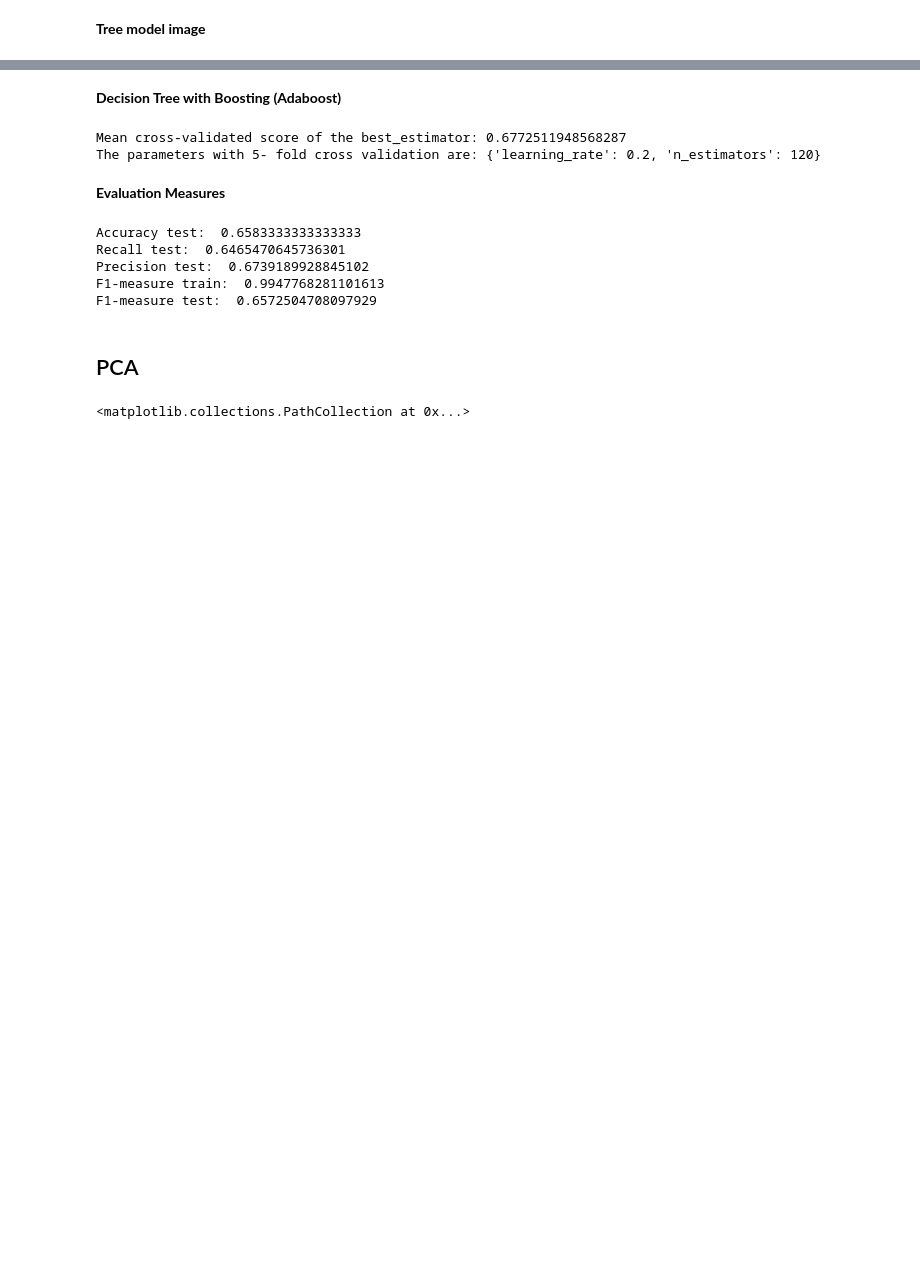
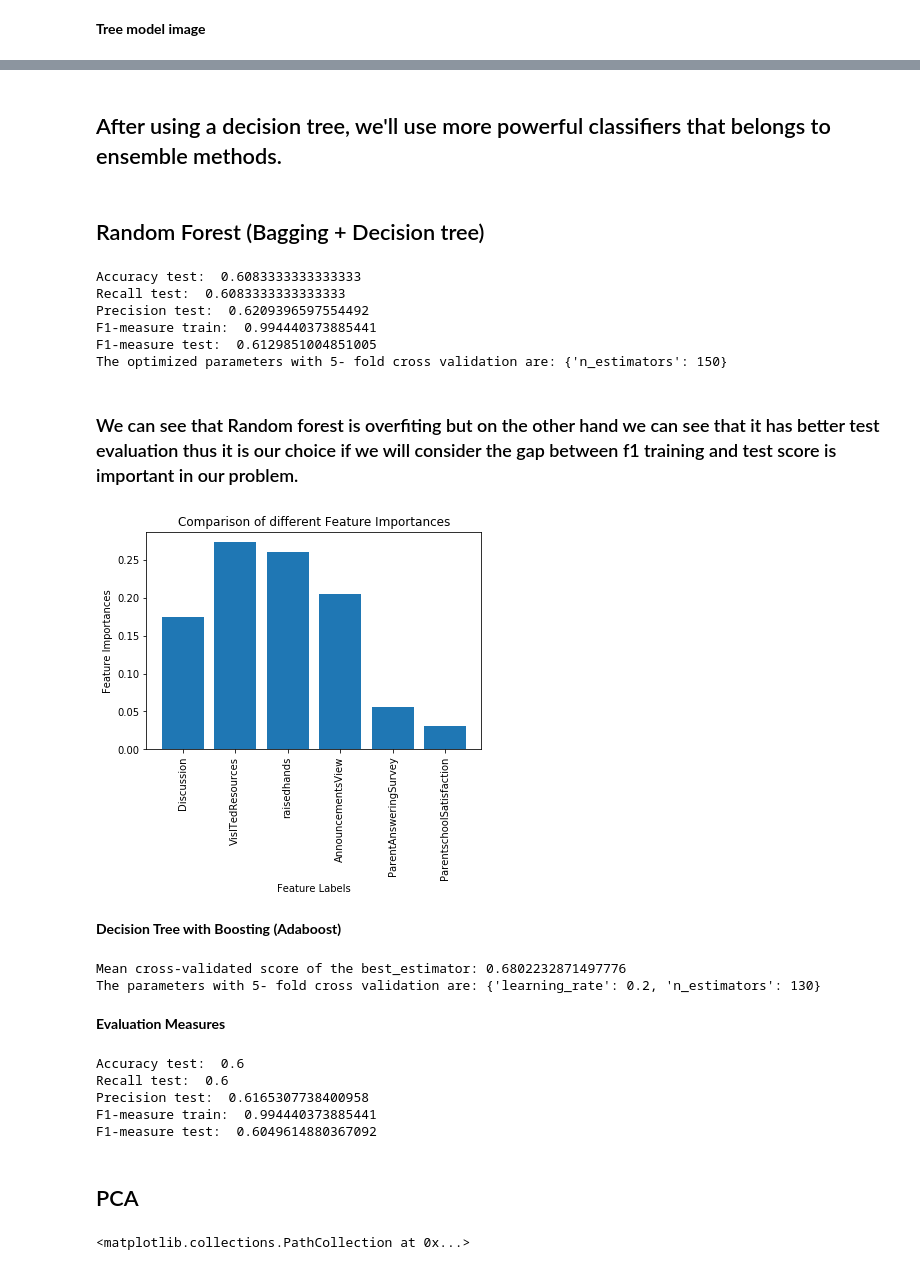
Before and after one commit to georgina-skr/Students-Academic-Performance-Analysis, a Jupyter notebook: Students-Academic-Performance-Analysis.ipynb, the cells around one changed output, grey strips where cells are left out. Drawn from its saved outputs; the diff is of its cells as text; code cells hidden in the pictures; blank space fills up the shorter version.

```diff
--- a/Students-Academic-Performance-Analysis.ipynb
+++ b/Students-Academic-Performance-Analysis.ipynb
@@ -247,3 +256,49 @@ fig.savefig('SimpleDT.png')
+# %% [markdown]
+## After using a decision tree, we'll use more powerful classifiers that belongs to ensemble methods.
+# %% [markdown]
+## Random Forest (Bagging + Decision tree)
+# %%
+# We used RandomForestClassifier to see the importance of each feature.
+# It uses information gain to show how much information each feature has.
+# Belongs to bagging ensemble algorithm. Bagging + decision tree. It uses as weak classifiers the decision trees
+parameters = {'n_estimators': range(100,250,10)}
+# Using GridSearchCV for optimizing parameters
+clf = GridSearchCV(RandomForestClassifier(), parameters, iid = 'False')
+
+clf.fit(X_train, y_train)
+predict_train = clf.predict(X_train)
+predict = clf.predict(X_test)
+
+# Evaluation Measures
+print("Accuracy test: ",accuracy_score(y_test, predict))
+print("Recall test: ",recall_score(y_test, predict, average="weighted"))
+print("Precision test: ",precision_score(y_test, predict, average="weighted"))
+print("F1-measure train: ",f1_score(y_train, predict_train, average="weighted"))
+print("F1-measure test: ",f1_score(y_test, predict, average="weighted"))
+print ("Τhe optimized parameters with 5- fold cross validation are:", clf.best_params_)
+# %% [output]
+Accuracy test:  0.6083333333333333
+Recall test:  0.6083333333333333
+Precision test:  0.6209396597554492
+F1-measure train:  0.994440373885441
+F1-measure test:  0.6129851004851005
+Τhe optimized parameters with 5- fold cross validation are: {'n_estimators': 150}
+# %% [markdown]
+### We can see that Random forest is overfiting but on the other hand we can see that it has better test evaluation thus it is our choice if we will consider the gap between f1 training and test score is important in our problem.
+# %%
+clf2 = RandomForestClassifier(n_estimators = clf.best_params_["n_estimators"])
+clf2.fit(X_train, y_train)
+predict_train = clf2.predict(X_train)
+predict = clf2.predict(X_test)
+feature_importance = clf2.feature_importances_
+plt.bar(X_train.columns, feature_importance)
+plt.xlabel('Feature Labels')
+plt.ylabel('Feature Importances')
+plt.xticks(rotation=90)
+plt.title('Comparison of different Feature Importances')
+plt.show()
+# %% [output]
+[figure, added]
 # %% [markdown]
 **Decision Tree with Boosting (Adaboost)**
 # %%
@@ -253,31 +308,31 @@ fig.savefig('SimpleDT.png')
 
 parameters = {'n_estimators':range(100,200,10),'learning_rate':np.arange(0.1,1.0,0.1)}
 # Using GridSearchCV for optimizing parameters
-clf = GridSearchCV(AdaBoostClassifier(base_estimator= tree_model), parameters, cv=5,n_jobs = -1, iid = False)
+clf = GridSearchCV(AdaBoostClassifier(base_estimator = DecisionTreeClassifier()), parameters, cv=5,n_jobs = -1, iid = False)
 
 clf.fit(X_train, y_train)
 
 print ("Mean cross-validated score of the best_estimator:",clf.best_score_)
 print ("Τhe parameters with 5- fold cross validation are:", clf.best_params_)
 # %% [output]
-Mean cross-validated score of the best_estimator: 0.6772511948568287
-Τhe parameters with 5- fold cross validation are: {'learning_rate': 0.2, 'n_estimators': 120}
+Mean cross-validated score of the best_estimator: 0.6802232871497776
+Τhe parameters with 5- fold cross validation are: {'learning_rate': 0.2, 'n_estimators': 130}
 # %% [markdown]
 **Evaluation Measures**
 # %%
 predict = clf.predict(X_test)
 predict_train = clf.predict(X_train)
 print("Accuracy test: ",accuracy_score(y_test, predict))
-print("Recall test: ",recall_score(y_test, predict, average="macro"))
-print("Precision test: ",precision_score(y_test, predict, average="macro"))
-print("F1-measure train: ",f1_score(y_train, predict_train, average="macro"))
-print("F1-measure test: ",f1_score(y_test, predict, average="macro"))
+print("Recall test: ",recall_score(y_test, predict, average="weighted"))
+print("Precision test: ",precision_score(y_test, predict, average="weighted"))
+print("F1-measure train: ",f1_score(y_train, predict_train, average="weighted"))
+print("F1-measure test: ",f1_score(y_test, predict, average="weighted"))
 # %% [output]
-Accuracy test:  0.6583333333333333
-Recall test:  0.6465470645736301
-Precision test:  0.6739189928845102
-F1-measure train:  0.9947768281101613
-F1-measure test:  0.6572504708097929
+Accuracy test:  0.6
+Recall test:  0.6
+Precision test:  0.6165307738400958
+F1-measure train:  0.994440373885441
+F1-measure test:  0.6049614880367092
 # %% [markdown]
 ## PCA
 # %%
```
Also changed, not shown: parts of 16 cells of this notebook.
